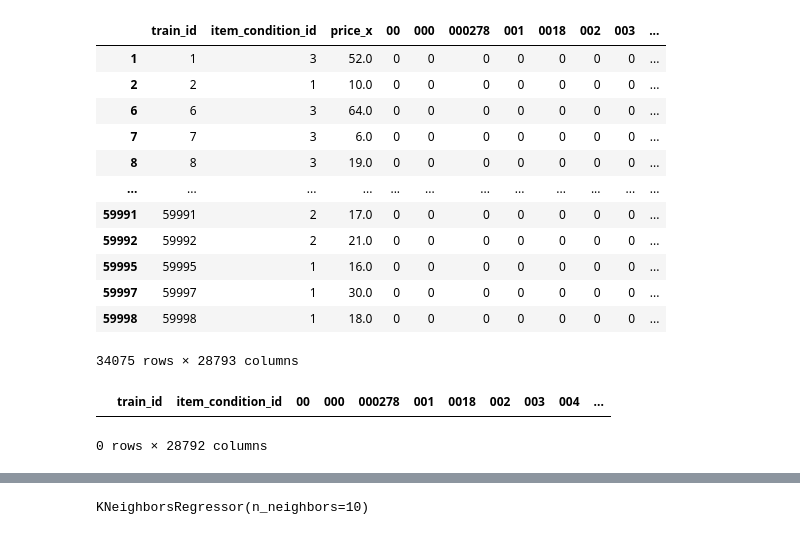
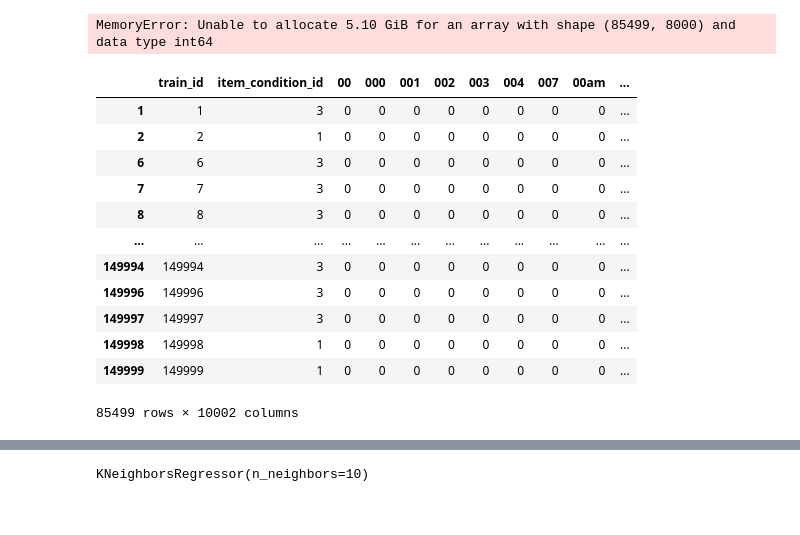
Before and after one commit to AI-project-Team-4/AI-Class-Project, a Jupyter notebook: KNN.ipynb, the cells around one changed output, grey strips where cells are left out. Cells and saved outputs as stored; diff of their text form; code cells hidden in the pictures.

Commit message:
preprocessing columns into one

```diff
--- a/KNN.ipynb
+++ b/KNN.ipynb
@@ -13,7 +13,7 @@ data_df = pd.read_csv("data/train.tsv", sep='\t')
 data_df = data_df.drop('shipping',axis=1)
 data_df = data_df.dropna()
 # Only using the instances reuired for test/train
-data_df = data_df[:60000]
+data_df = data_df[:150000]
 data_df.head()
 # %% [output]
 |  | train_id | name | item_condition_id | category_name | brand_name | price | item_description |
@@ -25,4 +25,8 @@ data_df.head()
 # %%
 # Identifying each attribute
 num_attribs = ['item_condition_id']
-cat_attribs = ['name', 'category_name', 'brand_name', 'item_description']
+cat_attribs = ['category_name']
+
+data_df['description'] = data_df[['name', 'brand_name', 'item_description']].agg('-'.join, axis=1)
+data_df = data_df.drop(['name', 'brand_name', 'item_description'], axis=1)
+data_df
@@ -45,35 +63,22 @@ def rake_implement(x):
 
 # Uses bag of words to obtain all keywords, then merges both dataframes
 def bag_of_words(df, cat):
-    bow = CountVectorizer(strip_accents='ascii')
-    for column in cat:
-        # Applying rake algorithm to string
-        df[column] = df[column].apply(lambda x: rake_implement(x))
-        # Fitting and transforming the raked string
-        bow.fit(df[column])
-        X = bow.transform(df[column])
-        # Drop the old column (since df will be merged)
-        df = df.drop([column], axis=1)
+    bow = CountVectorizer(strip_accents='ascii', max_features=8000)
+    # Applying rake algorithm to string
+    df[cat] = df[cat].apply(lambda x: rake_implement(x))
+    # Fitting and transforming the raked string
+    bow.fit(df[cat])
+    X = bow.transform(df[cat])
+    # Drop the old column (since df will be merged)
+    df = df.drop([cat], axis=1)
 
     X_df = pd.DataFrame(X.toarray(), columns=sorted(bow.vocabulary_))
     return pd.merge(df, X_df, left_index=True, right_index=True)
 # %%
-data_df = bag_of_words(data_df, cat_attribs)
+data_df = bag_of_words(data_df, 'description')
 data_df
 # %% [output]
-|  | train_id | item_condition_id | price_x | 00 | 000 | 000278 | 001 | 0018 | 002 | 003 | ... |
-| 1 | 1 | 3 | 52.0 | 0 | 0 | 0 | 0 | 0 | 0 | 0 | ... |
-| 2 | 2 | 1 | 10.0 | 0 | 0 | 0 | 0 | 0 | 0 | 0 | ... |
-| 6 | 6 | 3 | 64.0 | 0 | 0 | 0 | 0 | 0 | 0 | 0 | ... |
-| 7 | 7 | 3 | 6.0 | 0 | 0 | 0 | 0 | 0 | 0 | 0 | ... |
-| 8 | 8 | 3 | 19.0 | 0 | 0 | 0 | 0 | 0 | 0 | 0 | ... |
-| ... | ... | ... | ... | ... | ... | ... | ... | ... | ... | ... | ... |
-| 59991 | 59991 | 2 | 17.0 | 0 | 0 | 0 | 0 | 0 | 0 | 0 | ... |
-| 59992 | 59992 | 2 | 21.0 | 0 | 0 | 0 | 0 | 0 | 0 | 0 | ... |
-| 59995 | 59995 | 1 | 16.0 | 0 | 0 | 0 | 0 | 0 | 0 | 0 | ... |
-| 59997 | 59997 | 1 | 30.0 | 0 | 0 | 0 | 0 | 0 | 0 | 0 | ... |
-| 59998 | 59998 | 1 | 18.0 | 0 | 0 | 0 | 0 | 0 | 0 | 0 | ... |
-34075 rows × 28793 columns
+MemoryError: Unable to allocate 5.10 GiB for an array with shape (85499, 8000) and data type int64
 # %%
 from sklearn.pipeline import Pipeline
 from sklearn.preprocessing import OrdinalEncoder
@@ -93,5 +98,19 @@ full_pipeline = ColumnTransformer([
 ])
 # %%
-X_train = data_df[:50000].copy()
-y_train = X_train['price_x'].copy()
-X_train = X_train.drop('price_x', axis=1)
+label = data_df['price_x'].copy()
+features = data_df.drop('price_x', axis=1)
+features
+# %% [output]
+|  | train_id | item_condition_id | 00 | 000 | 001 | 002 | 003 | 004 | 007 | 00am | ... |
+| 1 | 1 | 3 | 0 | 0 | 0 | 0 | 0 | 0 | 0 | 0 | ... |
+| 2 | 2 | 1 | 0 | 0 | 0 | 0 | 0 | 0 | 0 | 0 | ... |
+| 6 | 6 | 3 | 0 | 0 | 0 | 0 | 0 | 0 | 0 | 0 | ... |
+| 7 | 7 | 3 | 0 | 0 | 0 | 0 | 0 | 0 | 0 | 0 | ... |
+| 8 | 8 | 3 | 0 | 0 | 0 | 0 | 0 | 0 | 0 | 0 | ... |
+| ... | ... | ... | ... | ... | ... | ... | ... | ... | ... | ... | ... |
+| 149994 | 149994 | 3 | 0 | 0 | 0 | 0 | 0 | 0 | 0 | 0 | ... |
+| 149996 | 149996 | 3 | 0 | 0 | 0 | 0 | 0 | 0 | 0 | 0 | ... |
+| 149997 | 149997 | 3 | 0 | 0 | 0 | 0 | 0 | 0 | 0 | 0 | ... |
+| 149998 | 149998 | 1 | 0 | 0 | 0 | 0 | 0 | 0 | 0 | 0 | ... |
+| 149999 | 149999 | 1 | 0 | 0 | 0 | 0 | 0 | 0 | 0 | 0 | ... |
+85499 rows × 10002 columns
@@ -102,5 +116,0 @@ X_test = X_test.drop('price_x', axis=1)
-# %%
-X_test
-# %% [output]
-|  | train_id | item_condition_id | 00 | 000 | 000278 | 001 | 0018 | 002 | 003 | 004 | ... |
-0 rows × 28792 columns
```
Also changed, not shown: parts of 7 cells of this notebook.
